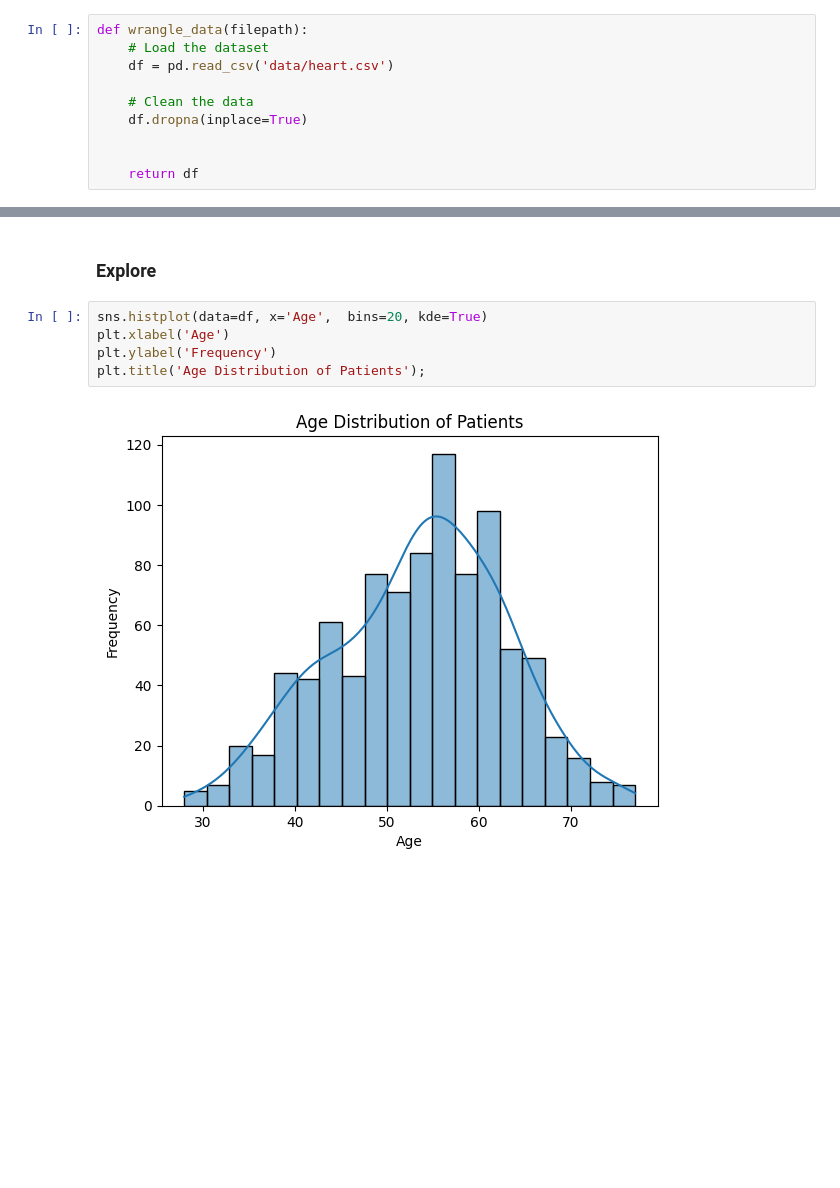
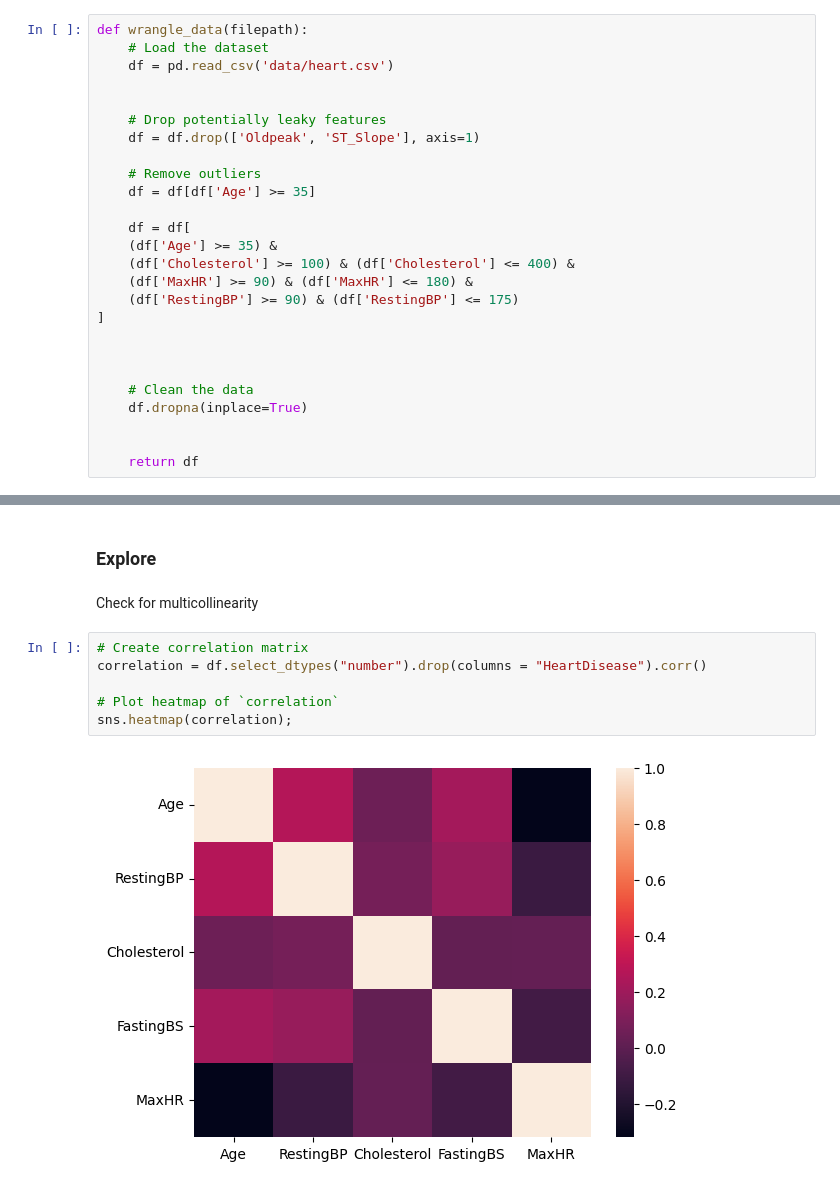
Before and after one commit to vin-olot/Projects, a Jupyter notebook: Heart Failure Prediction.ipynb, the cells around one changed output, grey strips where cells are left out. Drawn from its saved outputs; the diff is of its cells as text; blank space fills up the shorter version.

```diff
--- a/Heart Failure Prediction.ipynb
+++ b/Heart Failure Prediction.ipynb
@@ -46,6 +31,22 @@ import plotly.express as px
 def wrangle_data(filepath):
     # Load the dataset
     df = pd.read_csv('data/heart.csv')
+
+
+    # Drop potentially leaky features
+    df = df.drop(['Oldpeak', 'ST_Slope'], axis=1)
+
+    # Remove outliers
+    df = df[df['Age'] >= 35]
+
+    df = df[
+    (df['Age'] >= 35) &
+    (df['Cholesterol'] >= 100) & (df['Cholesterol'] <= 400) &
+    (df['MaxHR'] >= 90) & (df['MaxHR'] <= 180) &
+    (df['RestingBP'] >= 90) & (df['RestingBP'] <= 175)
+]
+
+
 
     # Clean the data
     df.dropna(inplace=True)
@@ -98,9 +97,12 @@ memory usage: 86.2+ KB
 # %% [markdown]
 ### **Explore**
-# %%
-sns.histplot(data=df, x='Age',  bins=20, kde=True)
-plt.xlabel('Age')
-plt.ylabel('Frequency')
-plt.title('Age Distribution of Patients');
-# %% [output]
-[figure, removed]
+# %% [markdown]
+Check for  multicollinearity
+# %%
+# Create correlation matrix
+correlation = df.select_dtypes("number").drop(columns = "HeartDisease").corr()
+
+# Plot heatmap of `correlation`
+sns.heatmap(correlation);
+# %% [output]
+[figure, added]
```
Also changed, not shown: parts of 15 cells of this notebook.
